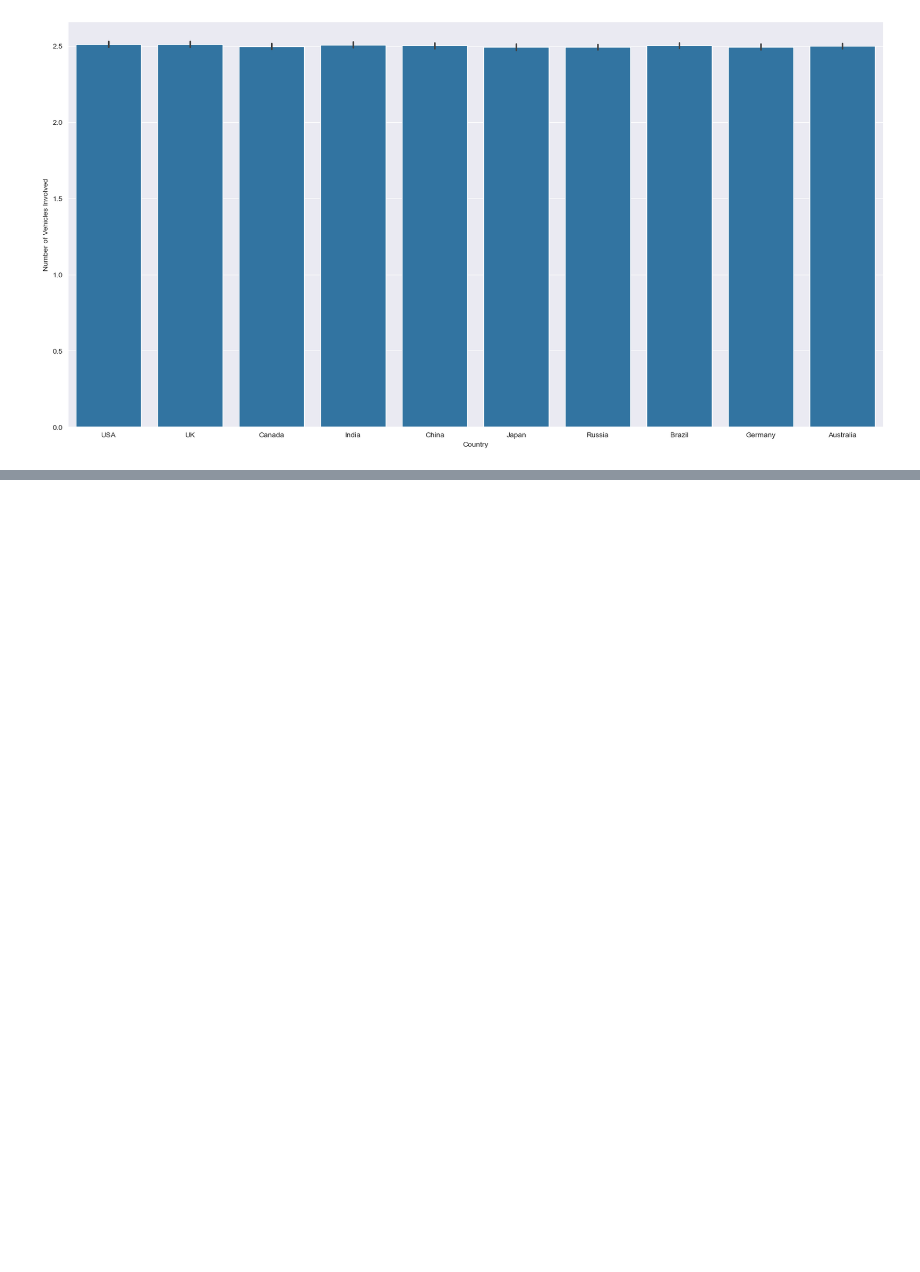
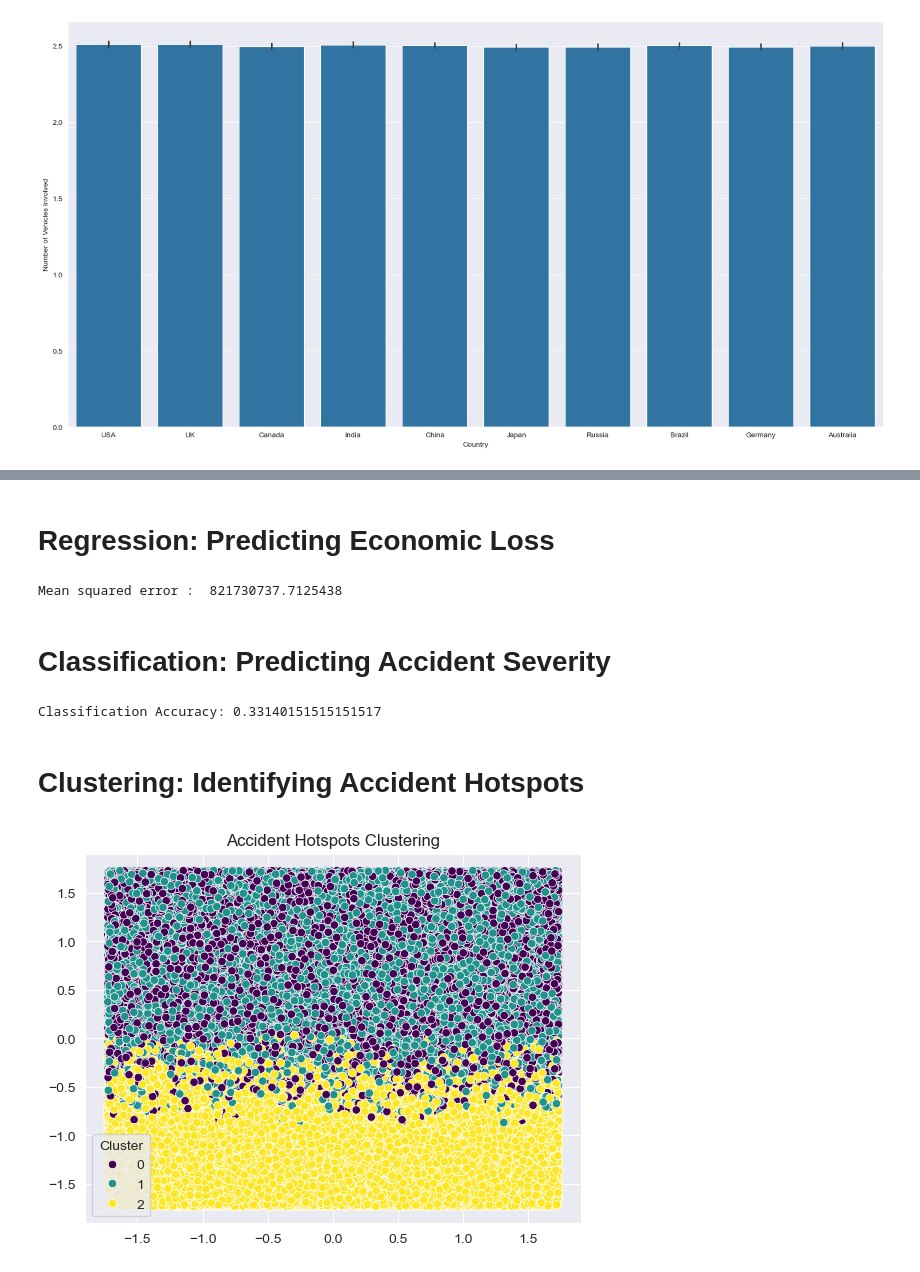
Before and after one commit to Sagar-S-R/roadAccident, a Jupyter notebook: roadAccident.ipynb, the cells around one changed output, grey strips where cells are left out. Cells and saved outputs as stored; diff of their text form; code cells hidden in the pictures; blank space fills up the shorter version.

```diff
--- a/roadAccident.ipynb
+++ b/roadAccident.ipynb
@@ -45,0 +86,42 @@ plt.show()
+# %% [markdown]
+ # Regression: Predicting Economic Loss
+# %%
+features = ['Medical Cost', 'Number of Injuries', 'Number of Fatalities']
+target = 'Economic Loss'
+x = data[features]
+y = data[target]
+x_train, x_test, y_train, y_test = train_test_split(x,y, test_size=0.2, random_state=42)
+model = LinearRegression()
+model.fit(x_train, y_train)
+y_pred = model.predict(x_test)
+mse = mean_squared_error(y_test, y_pred)
+print("Mean squared error : " ,mse)
+# %% [output]
+Mean squared error :  821730737.7125438
+# %% [markdown]
+# Classification: Predicting Accident Severity
+# %%
+features = ['Speed Limit', 'Driver Alcohol Level', 'Driver Fatigue', 'Traffic Volume']
+X = data[features]
+y = data['Accident Severity']
+X_train, X_test, y_train, y_test = train_test_split(X, y, test_size=0.2, random_state=42)
+clf = RandomForestClassifier(n_estimators=100, random_state=42)
+clf.fit(X_train, y_train)
+y_pred = clf.predict(X_test)
+accuracy = accuracy_score(y_test, y_pred)
+print(f"Classification Accuracy: {accuracy}")
+# %% [output]
+Classification Accuracy: 0.33140151515151517
+# %% [markdown]
+# Clustering: Identifying Accident Hotspots
+# %%
+features = ['Traffic Volume', 'Population Density', 'Emergency Response Time']
+scaler = StandardScaler()
+scaled_features = scaler.fit_transform(data[features])
+kmeans = KMeans(n_clusters=3, random_state=42)
+data['Cluster'] = kmeans.fit_predict(scaled_features)
+sns.scatterplot(x=scaled_features[:, 0], y=scaled_features[:, 1], hue=data['Cluster'], palette='viridis')
+plt.title("Accident Hotspots Clustering")
+plt.show()
+# %% [output]
+[figure, added]
```
Also changed, not shown: parts of 6 cells of this notebook.
